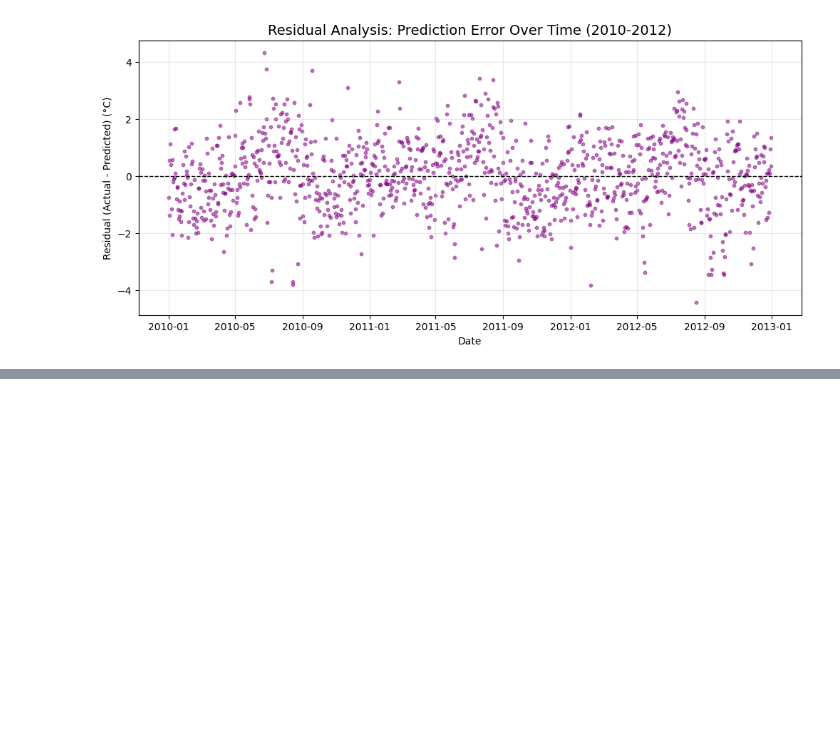
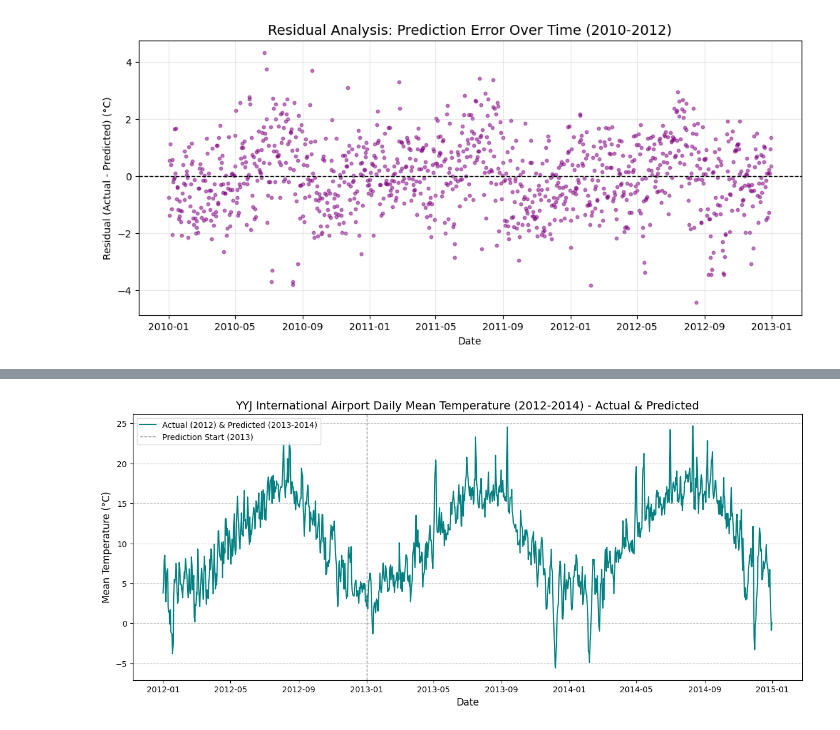
Before and after one commit to MantaHonk/EOS_Weather_Data_Analysis, a Jupyter notebook: Term_Project.ipynb, the cells around one changed output, grey strips where cells are left out. Drawn from its saved outputs; the diff is of its cells as text; code cells hidden in the pictures; blank space fills up the shorter version.

Commit message:
Added some regression predictions

```diff
--- a/Term_Project.ipynb
+++ b/Term_Project.ipynb
@@ -144,10 +151,9 @@ memory usage: 119.9+ KB
 By the .info() method, we determine that there are no missing values within the YYJ dataframe, but there are 6 missing data points for the daily mean temperature of the Victoria Gonzales dataframe.
 Our procedure for fixing this is to take the mean of the first left and right non-null entries and insert the values manually.
 # %%
-df_VG_2010_2012 = df_VG[(df_VG['year'] >= 2010) & (df_VG['year'] <= 2012)].copy()
-df_VG_2010_2012['d_mean_temp'] = df_VG_2010_2012['d_mean_temp'].interpolate(method='linear', limit_direction='both')
+df_VG['d_mean_temp'] = df_VG['d_mean_temp'].interpolate(method='linear', limit_direction='both')
 
-df_VG.loc[df_VG_2010_2012.index, 'd_mean_temp'] = df_VG_2010_2012['d_mean_temp']
+df_VG.loc[df_VG.index, 'd_mean_temp'] = df_VG['d_mean_temp']
 
 df_VG[(df_VG['year'] >=2010) & (df_VG['year'] <= 2012)].info()
 # %% [output]
@@ -383,0 +397,19 @@ plt.show()
+# %%
+x = df_overlap[['temp_gonzales']].values
+y = df_overlap['temp_yyj'].values
+
+model = LinearRegression()
+model.fit(x, y)
+
+slope = model.coef_[0]
+intercept = model.intercept_
+r_squared = model.score(x, y)
+
+print(f"The Prediction Equation is: YYJ_Temp = ({slope:.4f} * Gonzales_Temp) + {intercept:.4f}")
+print(f"Final Model R-Squared: {r_squared:.4f}")
+
+df_future = df_VG[df_VG['year'] >= 2013].copy()
+x_future = df_future[['d_mean_temp']].values
+df_future['predicted_yyj'] = model.predict(x_future)
+
+df_future[['timestamp', 'd_mean_temp', 'predicted_yyj']].head()
@@ -383,0 +425,21 @@ plt.show()
+# %%
+df_overlap['year'] = df_overlap['timestamp'].dt.year
+df_yyj_2012_actual = df_overlap[df_overlap['year'] == 2012][['timestamp', 'temp_yyj']].rename(columns={'temp_yyj': 'd_mean_temp'})
+
+df_yyj_2013_2014_predicted = df_future[(df_future['year'] >= 2013) & (df_future['year'] <= 2014)][['timestamp', 'predicted_yyj']].rename(columns={'predicted_yyj': 'd_mean_temp'})
+
+df_combined_plot = pd.concat([df_yyj_2012_actual, df_yyj_2013_2014_predicted])
+
+plt.figure(figsize=(15, 6))
+plt.plot(df_combined_plot['timestamp'], df_combined_plot['d_mean_temp'], color='teal', label='Actual (2012) & Predicted (2013-2014)')
+
+plt.axvline(pd.Timestamp('2013-01-01'), color='gray', linestyle='--', linewidth=1, label='Prediction Start (2013)')
+
+plt.title("YYJ International Airport Daily Mean Temperature (2012-2014) - Actual & Predicted", fontsize=14)
+plt.xlabel("Date", fontsize=12)
+plt.ylabel("Mean Temperature (°C)", fontsize=12)
+plt.grid(axis='y', linestyle='--', alpha=0.7)
+plt.legend()
+plt.show()
+# %% [output]
+[figure, added]
```
Also changed, not shown: parts of 6 cells of this notebook.
